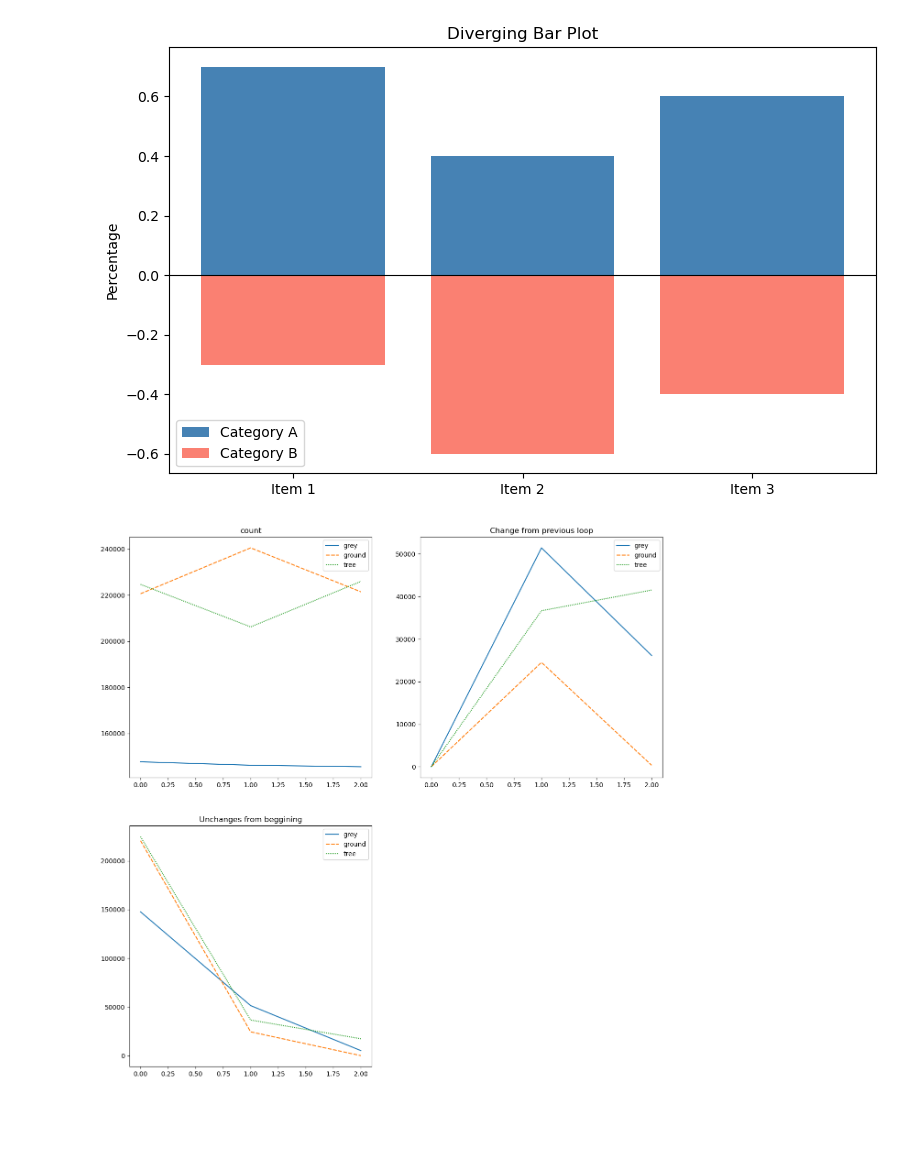
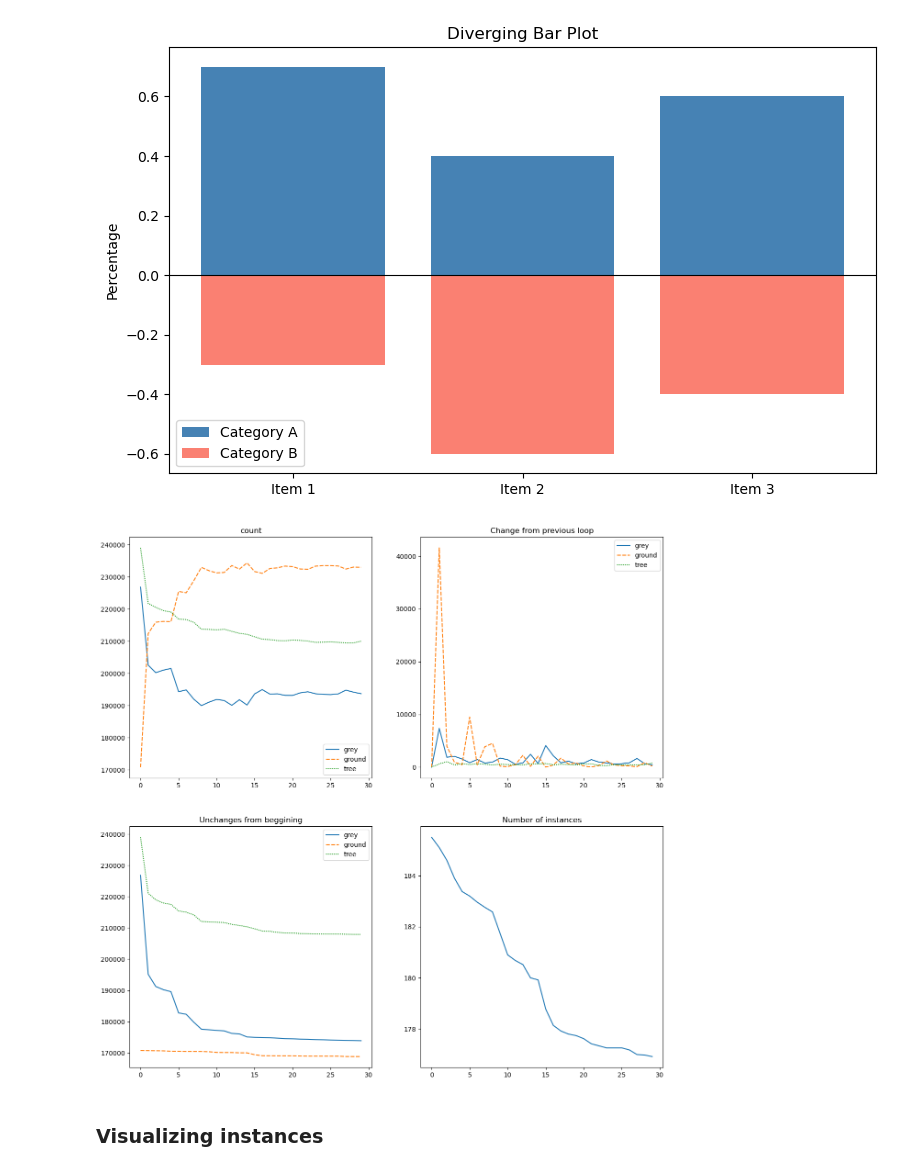
Before and after one commit to destoswa/PDM, a Jupyter notebook: notebooks/08_temp_ntb.ipynb, the cells around one changed output. Saved outputs shown, nothing was run; the diff lists cells and outputs as text; code cells hidden in the pictures; blank space fills up the shorter version.

```diff
--- a/notebooks/08_temp_ntb.ipynb
+++ b/notebooks/08_temp_ntb.ipynb
@@ -37,11 +37,13 @@ plt.show()
 [figure]
 # %%
 # loading and processing data
-data_folder = r"D:\PDM_repo\Github\PDM\results\trainings\20250507_084214_test"
+# data_folder = r"D:\PDM_repo\Github\PDM\results\trainings\20250507_084214_test"
+data_folder = r"D:\PDM_repo\Github\PDM\results\trainings_saved\20250517_145404_first_long_run"
 
 # load and generate data to show
 num_loop = 0
-count= {}
+count_sem = {}
+count_inf = {}
 change_from_previous = {}
 total_not_change = {}
 not_change_in_tile = {}
@@ -60,24 +62,29 @@ if num_loop == 0:
 
 # processing each loop
 for _, num_loop in tqdm(enumerate(lst_loops), total=len(lst_loops), desc="Processing pseudo-labels for visualization"):
-    count[num_loop] = {}
+    count_sem[num_loop] = {}
     change_from_previous[num_loop] = {}
     total_not_change[num_loop] = {}
     not_change_in_tile[num_loop] = {}
+
+    count_inf[num_loop] = []
     for tile_src in os.listdir(os.path.join(data_folder, str(num_loop), "pseudo_labels")):
         tile = laspy.read(os.path.join(data_folder, str(num_loop), "pseudo_labels", tile_src))
-        count[num_loop][tile_src] = [ np.sum(tile.classification == x) for x in [0, 1, 4]]
+        count_sem[num_loop][tile_src] = [ np.sum(tile.classification == x) for x in [0, 1, 4]]
+        count_inf[num_loop].append(len(set(tile.treeID)))
+        if tile == "color_grp_full_tile_270.laz":
+            print(len(set(tile.treeID)), ' - ', set(tile.treeID))
         if num_loop == 0:
             previous_tiles[tile_src] = tile.classification
             change_from_previous[num_loop][tile_src] = [0, 0, 0]
-            total_not_change[num_loop][tile_src] = count[num_loop][tile_src]
+            total_not_change[num_loop][tile_src] = count_sem[num_loop][tile_src]
             not_change_in_tile[num_loop][tile_src] = [True] * len(tile)
         else:
             total_not_change[num_loop][tile_src] = []
             change_from_previous[num_loop][tile_src] = []
 
             changes = tile.classification != previous_tiles[tile_src]
-            not_change_in_tile[num_loop][tile_src] = list(np.array(changes) & np.array(not_change_in_tile[num_loop - 1][tile_src]))
+            not_change_in_tile[num_loop][tile_src] = list(~np.array(changes) & np.array(not_change_in_tile[num_loop - 1][tile_src]))
 
             # loop on categories
             for cat in [0, 1, 4]:
@@ -93,30 +100,36 @@ for _, num_loop in tqdm(enumerate(lst_loops), total=len(lst_loops), desc="Proces
 # %%
 # aggregation
 categories = ['grey', 'ground', 'tree']
-count_agg= {x: [] for x in categories}
-change_from_previous_agg= {x: [] for x in categories}
-total_not_change_agg= {x: [] for x in categories}
+count_sem_agg = {x: [] for x in categories}
+count_inf_agg = []
+change_from_previous_agg = {x: [] for x in categories}
+total_not_change_agg = {x: [] for x in categories}
 
-for num_loop in count.keys():
+for num_loop in count_sem.keys():
+    count_inf_agg.append(np.mean(list(count_inf[num_loop])))
     for id_cat, cat in enumerate(categories):
-        count_agg[cat].append(np.mean([tile_val for tile_val in count[num_loop].values()], axis=0)[id_cat])
+        count_sem_agg[cat].append(np.mean([tile_val for tile_val in count_sem[num_loop].values()], axis=0)[id_cat])
         change_from_previous_agg[cat].append(np.mean([tile_val for tile_val in change_from_previous[num_loop].values()], axis=0)[id_cat])
         total_not_change_agg[cat].append(np.mean([tile_val for tile_val in total_not_change[num_loop].values()], axis=0)[id_cat])
 # %%
 # visualizing semantic
 fig, axs = plt.subplots(2,2, figsize=(15,15))
 axs = axs.flatten()
-sns.lineplot(pd.DataFrame(count_agg), ax=axs[0])
+sns.lineplot(pd.DataFrame(count_sem_agg), ax=axs[0])
 sns.lineplot(pd.DataFrame(change_from_previous_agg), ax=axs[1])
 sns.lineplot(pd.DataFrame(total_not_change_agg), ax=axs[2])
-fig.delaxes(axs[3])
+sns.lineplot(count_inf_agg, ax=axs[3])
+# fig.delaxes(axs[3])
 
 #   _titles and labels
 axs[0].set_title('count')
 axs[1].set_title('Change from previous loop')
 axs[2].set_title('Unchanges from beggining')
+axs[3].set_title('Number of instances')
 
 plt.show()
 # %% [output]
-[figure, old version]
+[figure, new version]
+# %% [markdown]
+### Visualizing instances
 # %%
```
Also changed, not shown: parts of 1 cell of this notebook, 6 other files.
